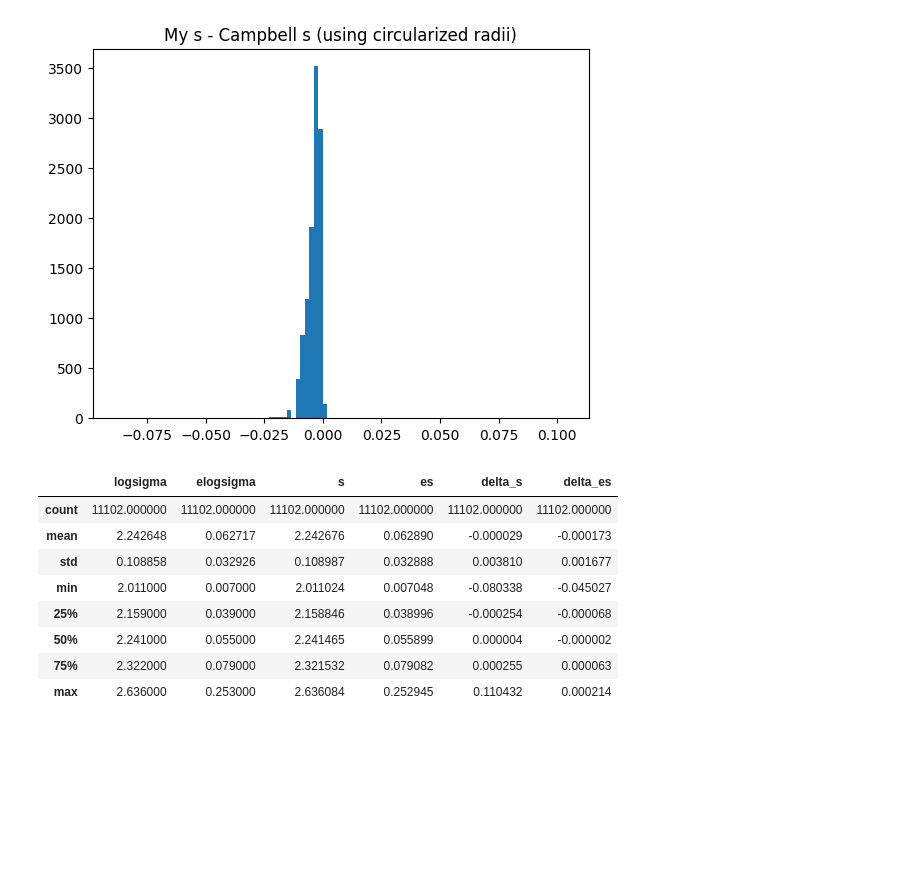
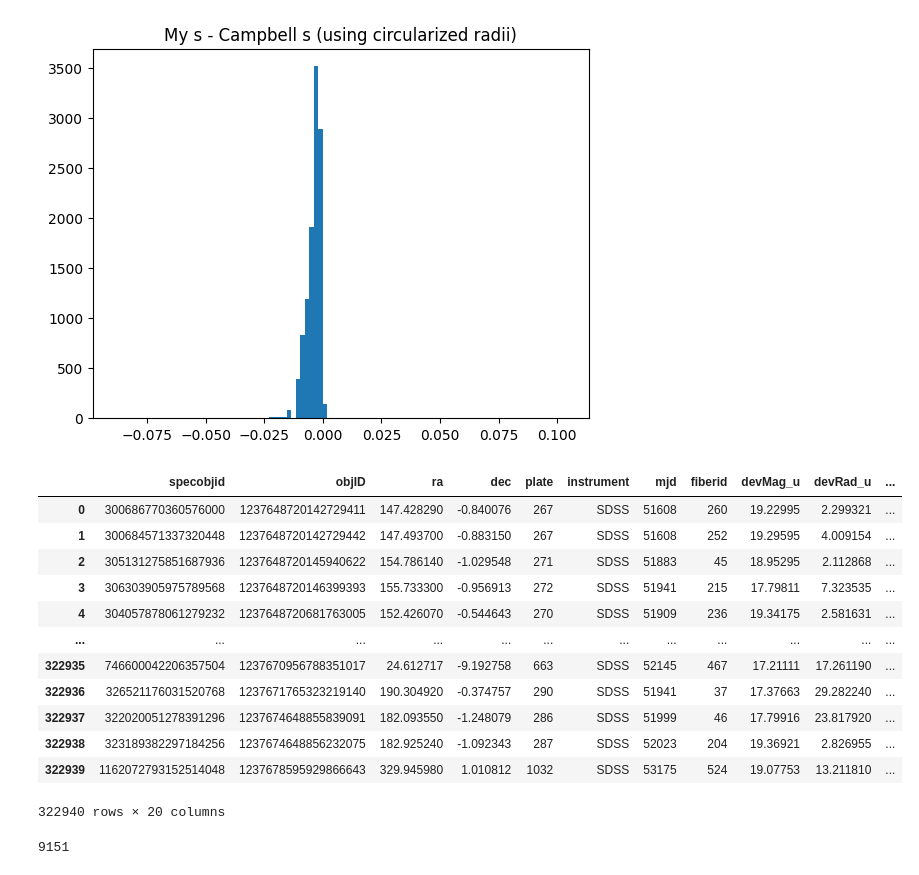
Before and after one commit to mrafifrbbn/thesis-research-2.0, a Jupyter notebook: notebook.ipynb, the cells around one changed output. Cells and saved outputs as stored; diff of their text form; code cells hidden in the pictures; blank space fills up the shorter version.

```diff
--- a/notebook.ipynb
+++ b/notebook.ipynb
@@ -906,14 +921,25 @@ plt.show()
 # %% [output]
 [figure]
 # %%
-df_merge.describe()
+df = pd.read_csv('archive/SDSS_spectro.csv')
+
+df
+# df[['sigmaStars', 'sigmaStarsErr']].describe()
 # %% [output]
-|  | logsigma | elogsigma | s | es | delta_s | delta_es |
-| count | 11102.000000 | 11102.000000 | 11102.000000 | 11102.000000 | 11102.000000 | 11102.000000 |
-| mean | 2.242648 | 0.062717 | 2.242676 | 0.062890 | -0.000029 | -0.000173 |
-| std | 0.108858 | 0.032926 | 0.108987 | 0.032888 | 0.003810 | 0.001677 |
-| min | 2.011000 | 0.007000 | 2.011024 | 0.007048 | -0.080338 | -0.045027 |
-| 25% | 2.159000 | 0.039000 | 2.158846 | 0.038996 | -0.000254 | -0.000068 |
-| 50% | 2.241000 | 0.055000 | 2.241465 | 0.055899 | 0.000004 | -0.000002 |
-| 75% | 2.322000 | 0.079000 | 2.321532 | 0.079082 | 0.000255 | 0.000063 |
-| max | 2.636000 | 0.253000 | 2.636084 | 0.252945 | 0.110432 | 0.000214 |
+|  | specobjid | objID | ra | dec | plate | instrument | mjd | fiberid | devMag_u | devRad_u | ... |
+| 0 | 300686770360576000 | 1237648720142729411 | 147.428290 | -0.840076 | 267 | SDSS | 51608 | 260 | 19.22995 | 2.299321 | ... |
+| 1 | 300684571337320448 | 1237648720142729442 | 147.493700 | -0.883150 | 267 | SDSS | 51608 | 252 | 19.29595 | 4.009154 | ... |
+| 2 | 305131275851687936 | 1237648720145940622 | 154.786140 | -1.029548 | 271 | SDSS | 51883 | 45 | 18.95295 | 2.112868 | ... |
+| 3 | 306303905975789568 | 1237648720146399393 | 155.733300 | -0.956913 | 272 | SDSS | 51941 | 215 | 17.79811 | 7.323535 | ... |
+| 4 | 304057878061279232 | 1237648720681763005 | 152.426070 | -0.544643 | 270 | SDSS | 51909 | 236 | 19.34175 | 2.581631 | ... |
+| ... | ... | ... | ... | ... | ... | ... | ... | ... | ... | ... | ... |
+| 322935 | 746600042206357504 | 1237670956788351017 | 24.612717 | -9.192758 | 663 | SDSS | 52145 | 467 | 17.21111 | 17.261190 | ... |
+| 322936 | 326521176031520768 | 1237671765323219140 | 190.304920 | -0.374757 | 290 | SDSS | 51941 | 37 | 17.37663 | 29.282240 | ... |
+| 322937 | 322020051278391296 | 1237674648855839091 | 182.093550 | -1.248079 | 286 | SDSS | 51999 | 46 | 17.79916 | 23.817920 | ... |
+| 322938 | 323189382297184256 | 1237674648856232075 | 182.925240 | -1.092343 | 287 | SDSS | 52023 | 204 | 19.36921 | 2.826955 | ... |
+| 322939 | 1162072793152514048 | 1237678595929866643 | 329.945980 | 1.010812 | 1032 | SDSS | 53175 | 524 | 19.07753 | 13.211810 | ... |
+322940 rows × 20 columns
+# %%
+len(df[(df.sigmaStarsErr > 1000) | (df.sigmaStars == 0)])
+# %% [output]
+9151
```
Also changed, not shown: parts of 3 cells of this notebook, 6 other files.
